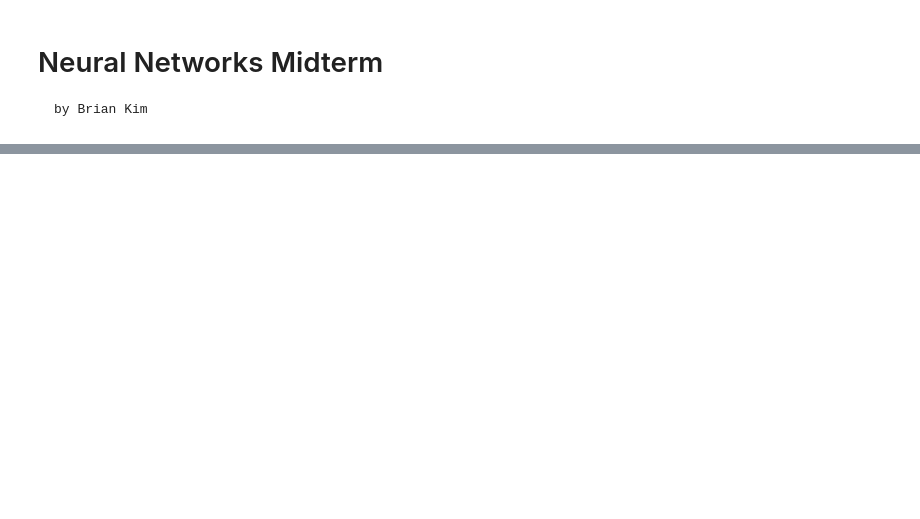
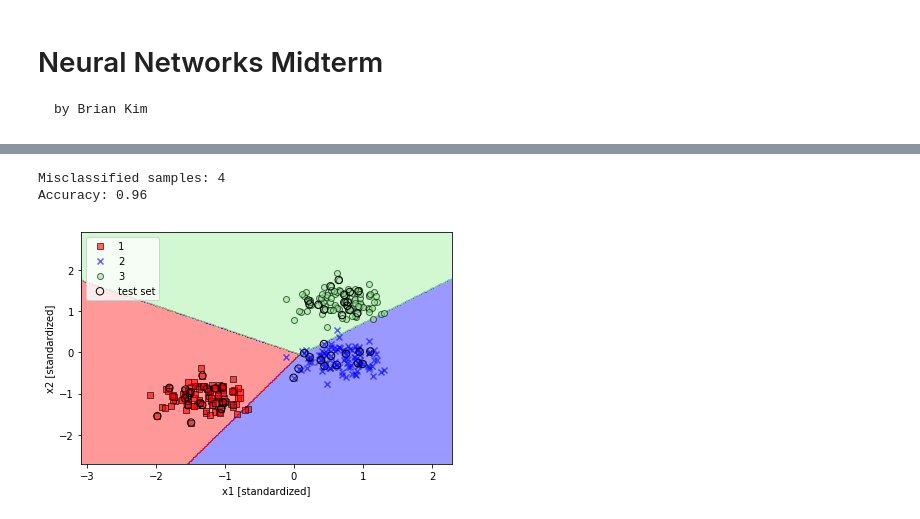
Before and after one commit to bkmath/NN-Summer-2018, a Jupyter notebook: NN Midterm.ipynb, the cells around one changed output, grey strips where cells are left out. Cells and saved outputs as stored; diff of their text form; code cells hidden in the pictures; blank space fills up the shorter version.

```diff
--- a/NN Midterm.ipynb
+++ b/NN Midterm.ipynb
@@ -58,11 +58,21 @@ Since the sample size far exceeds 30, and assuming independence, CLT will apply.
 #Preprocessing
 import pandas as pd
 
+#Recall that the column 3 in the csv are the test labels.
 df = pd.read_csv(filename, names=["X1", "X2", "Class"], header=0)
 X = df.iloc[:,0:2]
 y = df.iloc[:,2]
 
+#Scale + Shuffle
 from sklearn.model_selection import train_test_split
 
 X_train, X_test, y_train, y_test = train_test_split(
     X, y, test_size=0.3, random_state=1)
+
+#Normalization
+from sklearn.preprocessing import StandardScaler
+
+sc = StandardScaler()
+sc.fit(X_train)
+X_train_std = sc.transform(X_train)
+X_test_std = sc.transform(X_test)
@@ -68,0 +139,37 @@ X_train, X_test, y_train, y_test = train_test_split(
+# %%
+
+##########################
+#Perceptron
+
+
+from sklearn.linear_model import Perceptron
+
+ppn = Perceptron(n_iter=40, eta0=0.1, random_state=0)
+ppn.fit(X_train_std, y_train)
+
+
+y_pred = ppn.predict(X_test_std)
+print('Misclassified samples: %d' % (y_test != y_pred).sum())
+
+from sklearn.metrics import accuracy_score
+
+print('Accuracy: %.2f' % accuracy_score(y_test, y_pred))
+
+X_combined_std = np.vstack((X_train_std, X_test_std))
+y_combined = np.hstack((y_train, y_test))
+
+
+plot_decision_regions(X=X_combined_std, y=y_combined,
+                      classifier=ppn, test_idx=range(105, 150))
+plt.xlabel('x1 [standardized]')
+plt.ylabel('x2 [standardized]')
+plt.legend(loc='upper left')
+
+plt.tight_layout()
+# plt.savefig('./figures/iris_perceptron_scikit.png', dpi=300)
+plt.show()
+#
+# %% [output]
+Misclassified samples: 4
+Accuracy: 0.96
+[figure, added]
```
Also changed, not shown: parts of 13 cells of this notebook.
